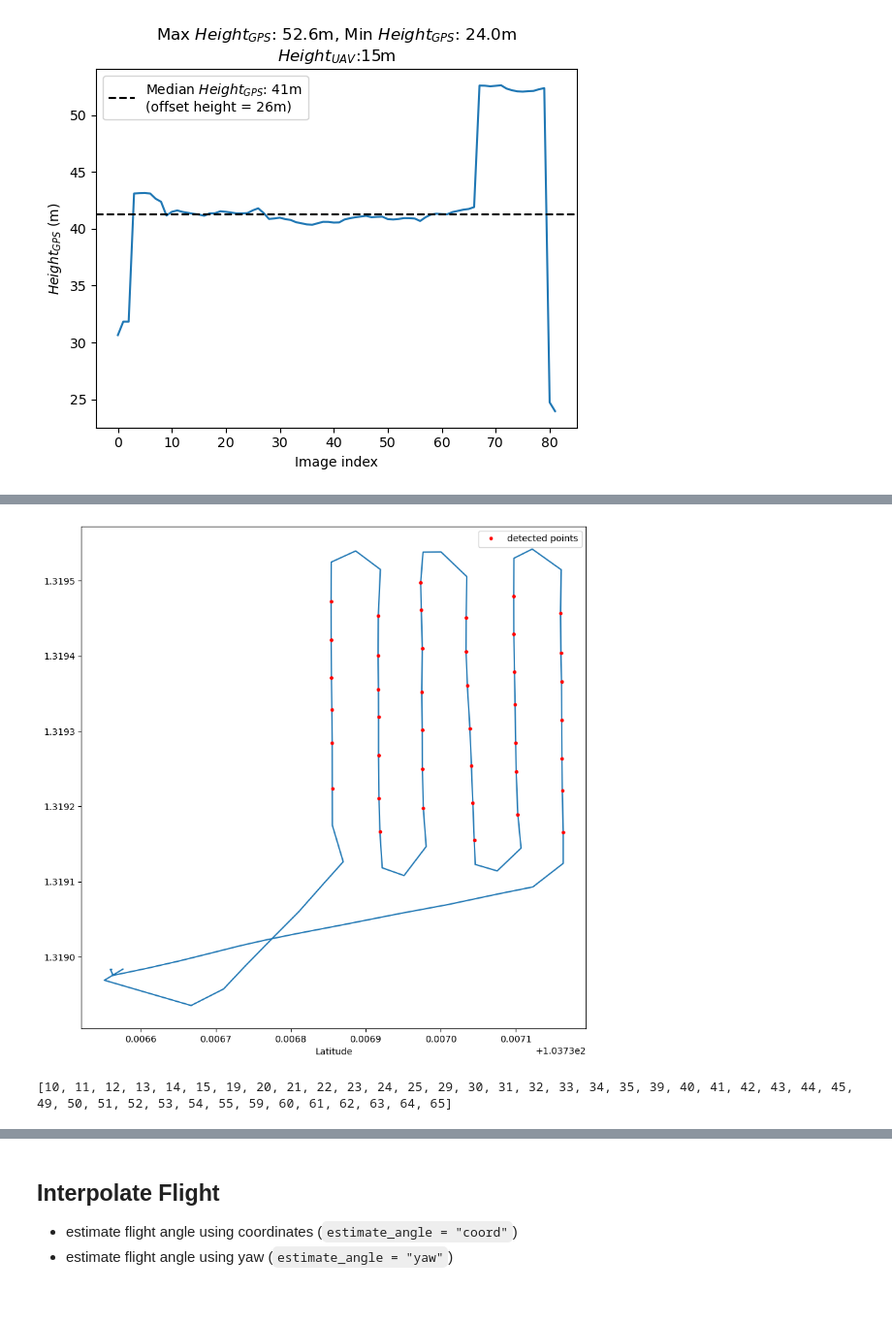
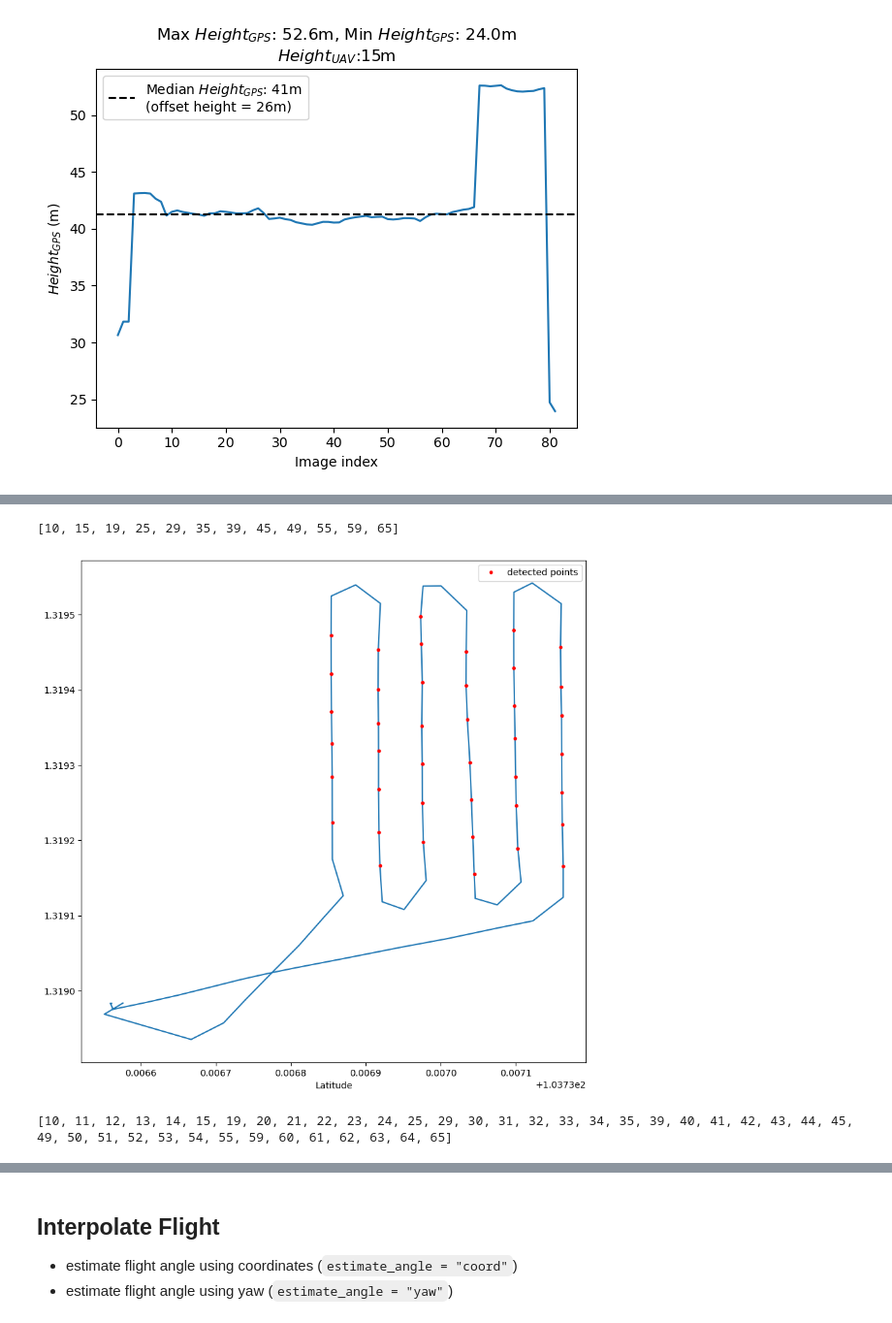
Before and after one commit to pakhuiying/micasense_georeferencing, a Jupyter notebook: timedelayCorrection.ipynb, the cells around one changed output, grey strips where cells are left out. Shown at 97% size. Saved outputs shown, nothing was run; the diff lists cells and outputs as text; code cells hidden in the pictures.

```diff
--- a/timedelayCorrection.ipynb
+++ b/timedelayCorrection.ipynb
@@ -115,0 +32,7 @@ flight_attributes_df
+# %%
+imagePath = r"D:\EPMC_flight\pandanRes\00angle_15H_50overlap"
+rawImagePath = os.path.join(imagePath,'RawImg') # We created a new folder called RawImg to store all the raw images here
+flightAttributesPath = os.path.join(imagePath,'flight_attributes','flight_attributes.csv')
+if os.path.exists(flightAttributesPath):
+    log = pd.read_csv(flightAttributesPath)
+log.head()
@@ -193,15 +84,12 @@ flight_attributes_df.iloc[ls_idx,:]
-# %%
-DL = FlightAttributes.DetectLines(flight_attributes_df, n = 3, thresh=0.99, plot=True)
-# ls_idx = list(range(8,13)) + list(range(16,20)) + list(range(23,28)) + list(range(31, 36))
-# ls_idx = [int(os.path.splitext(i)[0].split('_')[1]) for i in flight_attributes_df.image_name.to_list()]
-flight_points=flight_attributes_df.iloc[ls_idx,1:3].reset_index().rename(columns={"latitude":'lat','longitude':'lon'}).to_dict('records')
-
-# flight_att_dict = flight_attributes_df.iloc[:,1:4].reset_index().rename(columns={"latitude":'lat','longitude':'lon'}).to_dict('records')
-# flight_points = [d for d in flight_att_dict if (d['altitude'] < measuredHeight+1 and d['altitude'] > measuredHeight-1)]
-flight_points = DL.get_points(flight_points = ls_idx)
-
-# flight_points = DL.get_points()
-print(flight_points)
-# %% [output]
-[figure, removed]
-[10, 11, 12, 13, 14, 15, 19, 20, 21, 22, 23, 24, 25, 29, 30, 31, 32, 33, 34, 35, 39, 40, 41, 42, 43, 44, 45, 49, 50, 51, 52, 53, 54, 55, 59, 60, 61, 62, 63, 64, 65]
+# %%
+# import GPS points
+ls_idx = SelectGPS.readSelectedGPS(rawImagePath)
+# print(ls_idx)
+# plot selected GPS points
+DL = SelectGPS.DetectLines(log, n = 3, thresh=0.99, plot=True)
+flight_points = DL.get_points(flight_points = ls_idx)
+print(flight_points)
+# %% [output]
+[10, 15, 19, 25, 29, 35, 39, 45, 49, 55, 59, 65]
+[figure, added]
+[10, 11, 12, 13, 14, 15, 19, 20, 21, 22, 23, 24, 25, 29, 30, 31, 32, 33, 34, 35, 39, 40, 41, 42, 43, 44, 45, 49, 50, 51, 52, 53, 54, 55, 59, 60, 61, 62, 63, 64, 65]
```
Also changed, not shown: parts of 33 cells of this notebook, 7 other files.
